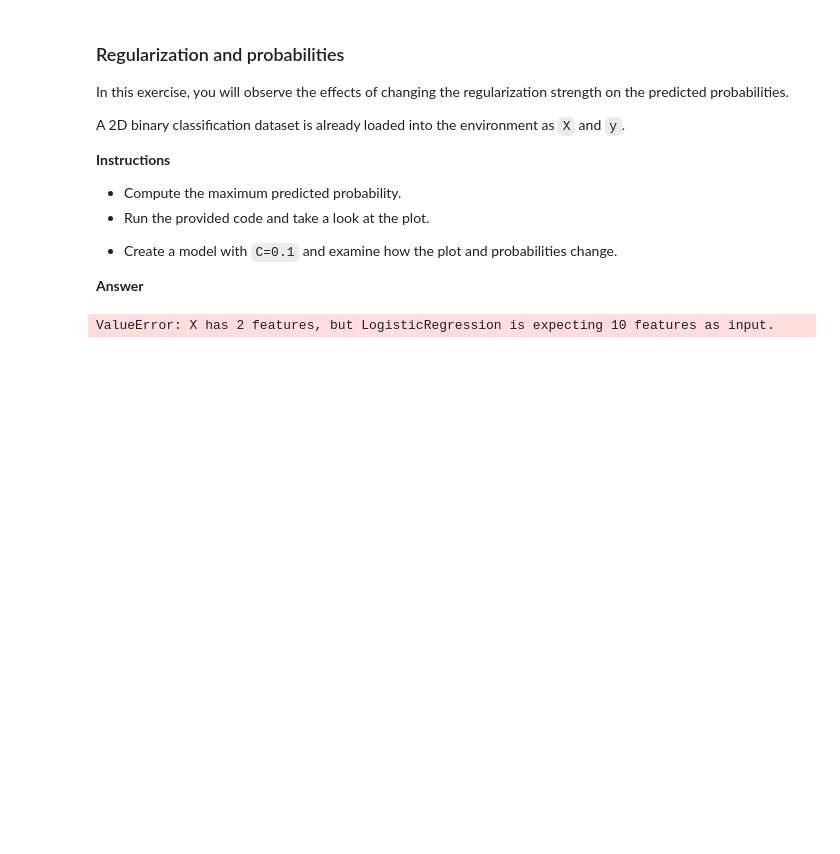
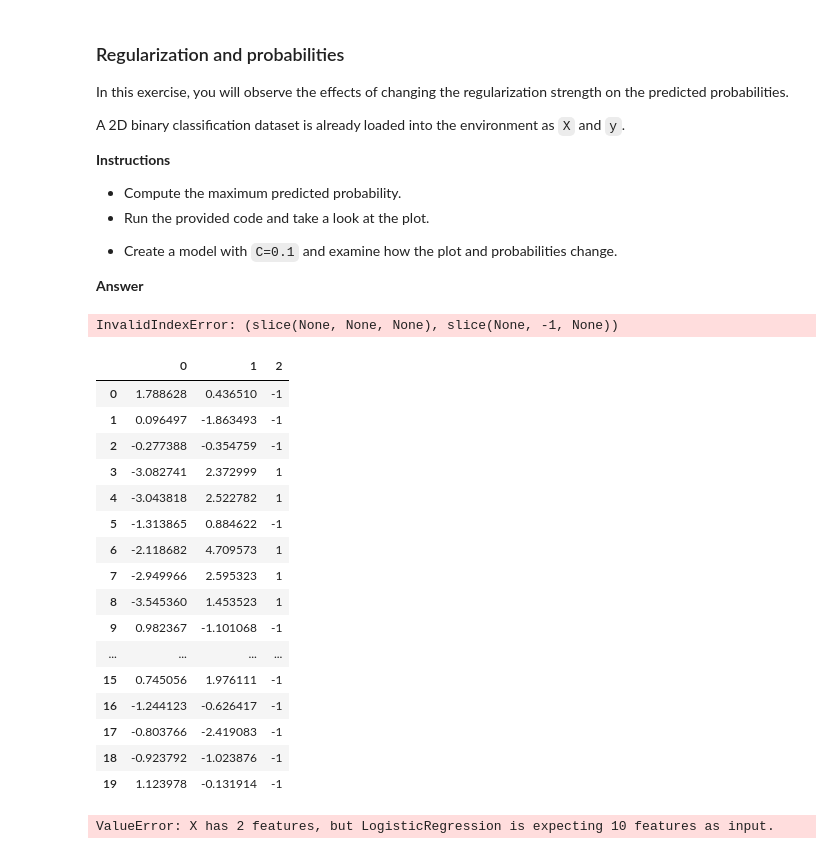
Before and after one commit to datttrian/linear-classifiers-in-python, a Jupyter notebook: notebook.ipynb, the cells around one changed output. Saved outputs shown, nothing was run; the diff lists cells and outputs as text; code cells hidden in the pictures; blank space fills up the shorter version.

```diff
--- a/notebook.ipynb
+++ b/notebook.ipynb
@@ -677,6 +677,33 @@ environment as `X` and `y`.
   change.
 
 **Answer**
+# %%
+# added/edited
+binary = pd.read_csv('binary.csv', header=None)
+X = binary[:, :-1]
+y = binary[:, -1]
+# %% [output]
+InvalidIndexError: (slice(None, None, None), slice(None, -1, None))
+# %%
+binary
+# %% [output]
+|  | 0 | 1 | 2 |
+| 0 | 1.788628 | 0.436510 | -1 |
+| 1 | 0.096497 | -1.863493 | -1 |
+| 2 | -0.277388 | -0.354759 | -1 |
+| 3 | -3.082741 | 2.372999 | 1 |
+| 4 | -3.043818 | 2.522782 | 1 |
+| 5 | -1.313865 | 0.884622 | -1 |
+| 6 | -2.118682 | 4.709573 | 1 |
+| 7 | -2.949966 | 2.595323 | 1 |
+| 8 | -3.545360 | 1.453523 | 1 |
+| 9 | 0.982367 | -1.101068 | -1 |
+| ... | ... | ... | ... |
+| 15 | 0.745056 | 1.976111 | -1 |
+| 16 | -1.244123 | -0.626417 | -1 |
+| 17 | -0.803766 | -2.419083 | -1 |
+| 18 | -0.923792 | -1.023876 | -1 |
+| 19 | 1.123978 | -0.131914 | -1 |
 # %%
 # Set the regularization strength
 model = LogisticRegression(C=1)
```
Also changed, not shown: 1 other file.
